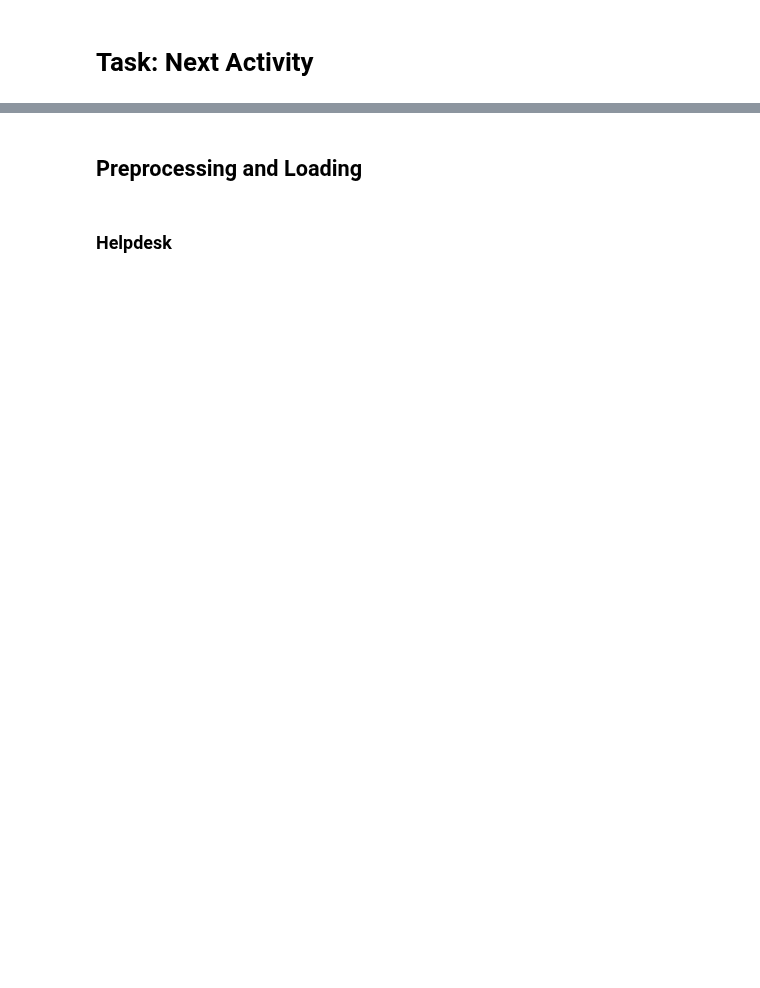
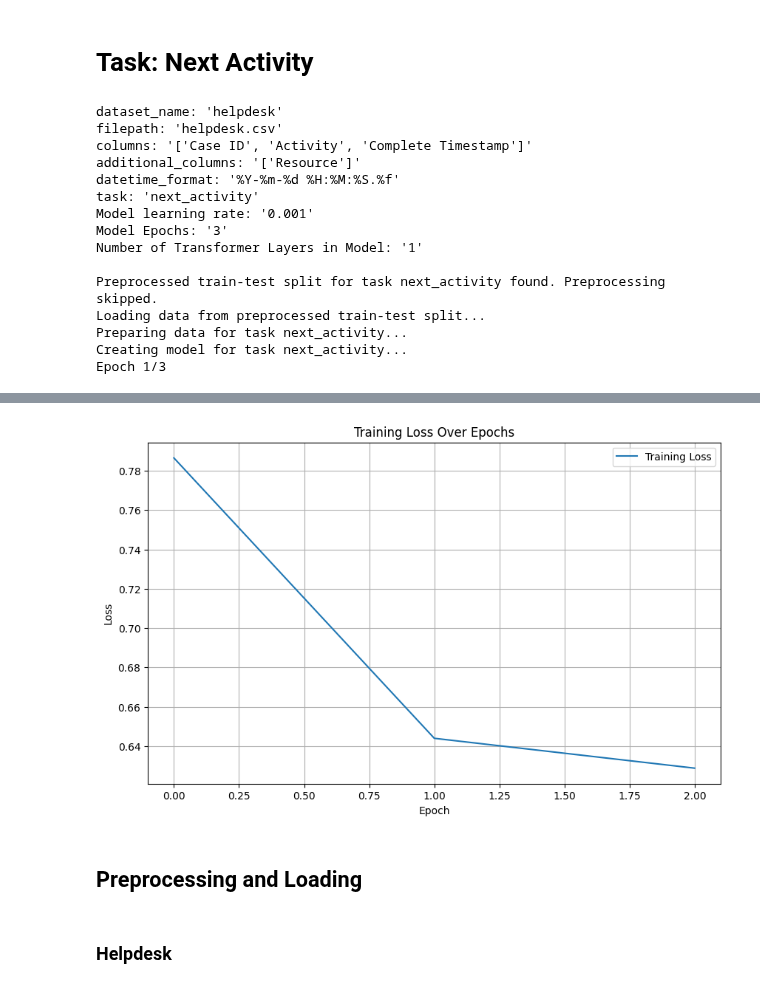
Before and after one commit to venividivincii/MasterThesis, a Jupyter notebook: MultiTaskTransformer/main.ipynb, the cells around one changed output, grey strips where cells are left out. Cells and saved outputs as stored; diff of their text form; code cells hidden in the pictures; blank space fills up the shorter version.

```diff
--- a/MultiTaskTransformer/main.ipynb
+++ b/MultiTaskTransformer/main.ipynb
@@ -38,0 +162,48 @@ def process_and_load_data(dataset_name, filepath, columns, additional_columns, d
+# %%
+### Execution ###
+
+# initialize pipeline with parameters
+pipeline = next_activity_pipeline(
+    dataset_name = "helpdesk",
+    filepath = "helpdesk.csv",
+    columns = ["Case ID", "Activity", "Complete Timestamp"],
+    additional_columns = ["Resource"],
+    datetime_format = "%Y-%m-%d %H:%M:%S.%f",
+    task = constants.Task.NEXT_ACTIVITY,
+    model_learning_rate = 0.001,
+    model_epochs = 3,
+    model_num_layers = 1)
+
+# print parameters
+print(pipeline)
+
+# preprocess and load the data
+(data_loader, train_df, test_df, x_word_dict, y_word_dict,
+ max_case_length, vocab_size, num_output, num_classes_list) = pipeline.process_and_load_data()
+
+# prepare data and train model
+model = pipeline.train(data_loader = data_loader,
+            train_df = train_df,
+            test_df = test_df,
+            x_word_dict = x_word_dict,
+            y_word_dict = y_word_dict,
+            max_case_length = max_case_length,
+            vocab_size = vocab_size,
+            num_output = num_output,
+            num_classes_list = num_classes_list)
+# %% [output]
+dataset_name: 'helpdesk'
+filepath: 'helpdesk.csv'
+columns: '['Case ID', 'Activity', 'Complete Timestamp']'
+additional_columns: '['Resource']'
+datetime_format: '%Y-%m-%d %H:%M:%S.%f'
+task: 'next_activity'
+Model learning rate: '0.001'
+Model Epochs: '3'
+Number of Transformer Layers in Model: '1'
+
+Preprocessed train-test split for task next_activity found. Preprocessing skipped.
+Loading data from preprocessed train-test split...
+Preparing data for task next_activity...
+Creating model for task next_activity...
+Epoch 1/3
@@ -39,3 +215,4 @@ def process_and_load_data(dataset_name, filepath, columns, additional_columns, d
+[figure, added]
 # %% [markdown]
 ## Preprocessing and Loading
 # %% [markdown]
```
Also changed, not shown: parts of 8 cells of this notebook, 3 other files.
